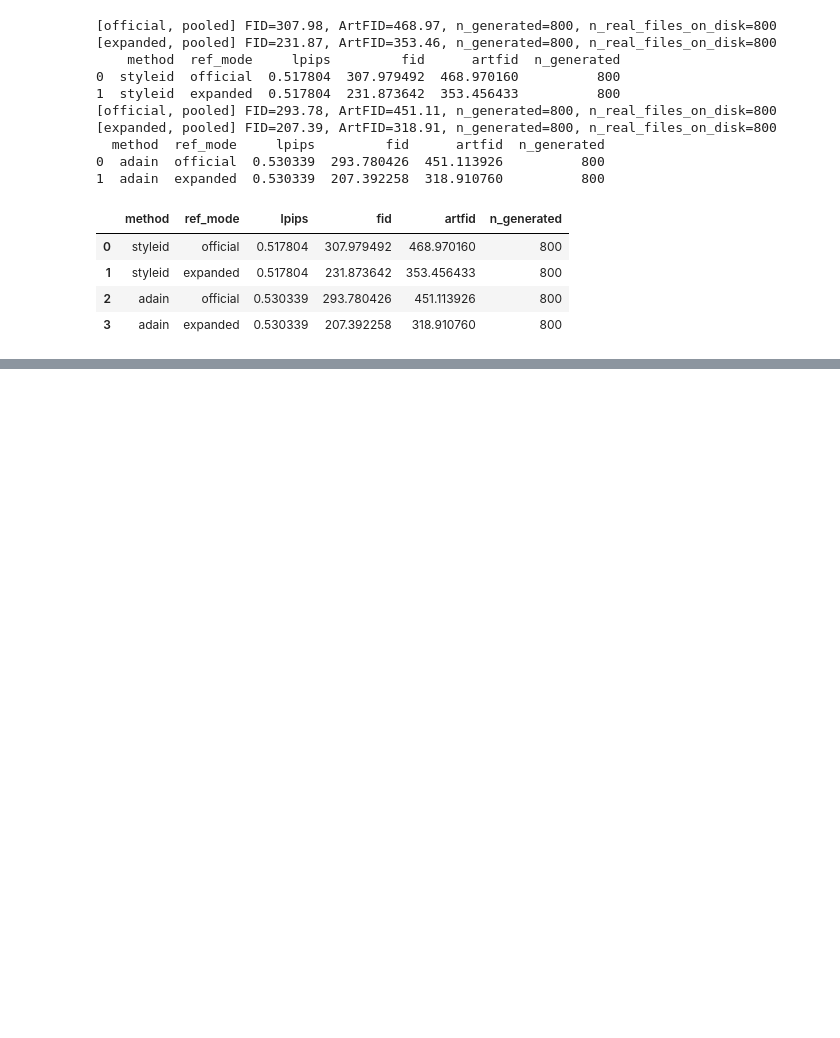
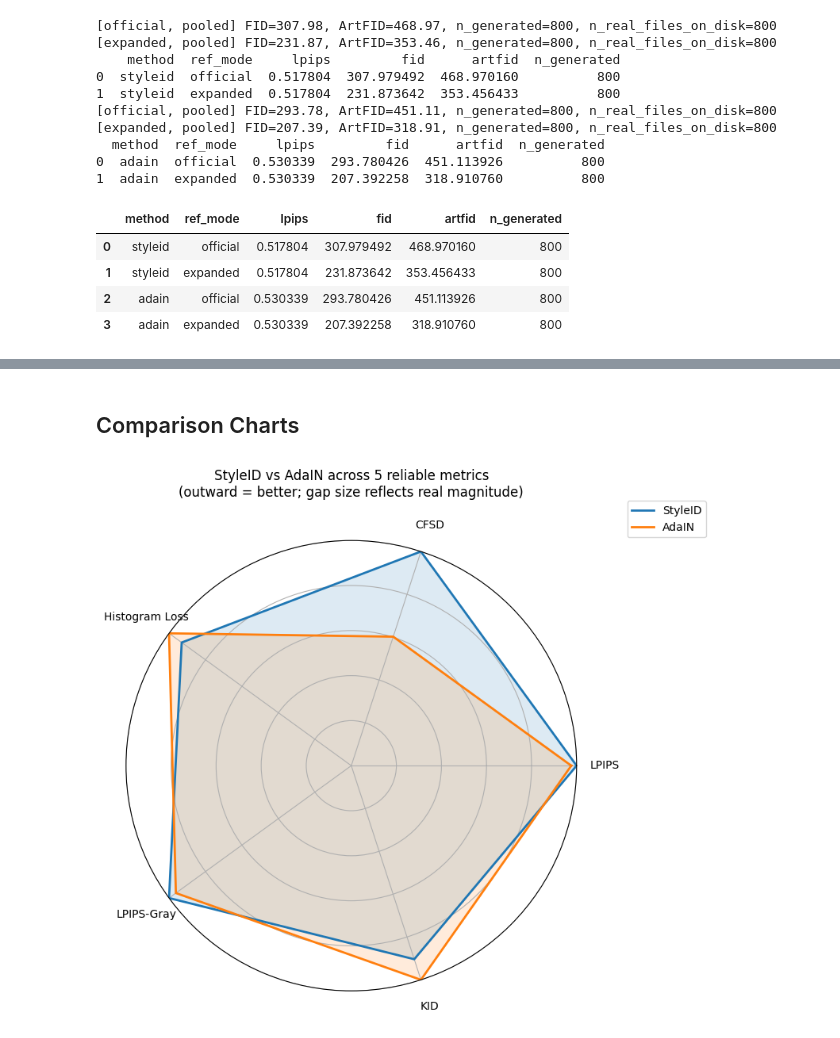
Before and after one commit to lcg077/ECE1508-Deep-Generative-Models-Project, a Jupyter notebook: ECE1508G.ipynb, the cells around one changed output, grey strips where cells are left out. Cells and saved outputs as stored; diff of their text form; code cells hidden in the pictures; blank space fills up the shorter version.

Commit message:
Add Histogram Loss, LPIPS-Gray, and KID as additional evaluation metrics

```diff
--- a/ECE1508G.ipynb
+++ b/ECE1508G.ipynb
@@ -1312,0 +1529,72 @@ pooled_comparison
+# %% [markdown]
+## Comparison Charts
+# %%
+import matplotlib.pyplot as plt
+import numpy as np
+import pandas as pd
+
+# load metric sources
+styleid_summary = pd.read_csv(f"{FINAL_RESULTS_DIR}/styleid_final_metrics_summary.csv")
+adain_summary = pd.read_csv(f"{FINAL_RESULTS_DIR}/adain_final_metrics_summary.csv")
+styleid_hist_df = pd.read_csv(f"{FINAL_RESULTS_DIR}/styleid_histogram_scores.csv")
+adain_hist_df = pd.read_csv(f"{FINAL_RESULTS_DIR}/adain_histogram_scores.csv")
+styleid_gray_df = pd.read_csv(f"{FINAL_RESULTS_DIR}/styleid_lpips_gray_scores.csv")
+adain_gray_df = pd.read_csv(f"{FINAL_RESULTS_DIR}/adain_lpips_gray_scores.csv")
+styleid_kid_df = pd.read_csv(f"{FINAL_RESULTS_DIR}/styleid_kid_pooled.csv")
+adain_kid_df = pd.read_csv(f"{FINAL_RESULTS_DIR}/adain_kid_pooled.csv")
+
+# 5 reliable metrics (FID/ArtFID excluded -- unreliable at this sample size)
+metrics = ["LPIPS", "CFSD", "Histogram Loss", "LPIPS-Gray", "KID"]
+
+styleid_vals = [
+    styleid_summary[styleid_summary["ref_mode"] == "official"]["lpips"].mean(),
+    styleid_summary[styleid_summary["ref_mode"] == "official"]["cfsd"].mean(),
+    styleid_hist_df["histogram_loss"].mean(),
+    styleid_gray_df["lpips_gray"].mean(),
+    styleid_kid_df.set_index("ref_mode").loc["official", "kid_mean"],
+]
+
+adain_vals = [
+    adain_summary[adain_summary["ref_mode"] == "official"]["lpips"].mean(),
+    adain_summary[adain_summary["ref_mode"] == "official"]["cfsd"].mean(),
+    adain_hist_df["histogram_loss"].mean(),
+    adain_gray_df["lpips_gray"].mean(),
+    adain_kid_df.set_index("ref_mode").loc["official", "kid_mean"],
+]
+
+# normalize using the relative gap between the two methods on each axis
+styleid_norm, adain_norm = [], []
+for s, a in zip(styleid_vals, adain_vals):
+    lo, hi = min(s, a), max(s, a)
+    rel_gap = (hi - lo) / hi if hi != 0 else 0.0  # 0 = tie, closer to 1 = huge gap
+
+    if s <= a:
+        styleid_norm.append(1.0)
+        adain_norm.append(1.0 - rel_gap)
+    else:
+        adain_norm.append(1.0)
+        styleid_norm.append(1.0 - rel_gap)
+
+# radar plot
+angles = np.linspace(0, 2 * np.pi, len(metrics), endpoint=False).tolist()
+styleid_plot = styleid_norm + styleid_norm[:1]
+adain_plot = adain_norm + adain_norm[:1]
+angles_plot = angles + angles[:1]
+
+fig, ax = plt.subplots(figsize=(8, 8), subplot_kw=dict(polar=True))
+ax.plot(angles_plot, styleid_plot, label="StyleID", linewidth=2)
+ax.fill(angles_plot, styleid_plot, alpha=0.15)
+ax.plot(angles_plot, adain_plot, label="AdaIN", linewidth=2)
+ax.fill(angles_plot, adain_plot, alpha=0.15)
+ax.set_xticks(angles)
+ax.set_xticklabels(metrics)
+ax.tick_params(axis="x", pad=15)
+ax.set_ylim(0, 1)
+ax.set_yticklabels([])
+ax.set_title("StyleID vs AdaIN across 5 reliable metrics\n(outward = better; gap size reflects real magnitude)", pad=40)
+ax.legend(loc="upper right", bbox_to_anchor=(1.3, 1.1))
+fig.subplots_adjust(top=0.82)
+plt.savefig(f"{FINAL_RESULTS_DIR}/radar_comparison.png", dpi=150, bbox_inches="tight")
+plt.show()
+# %% [output]
+[figure, added]
```
Also changed, not shown: parts of 12 cells of this notebook.
